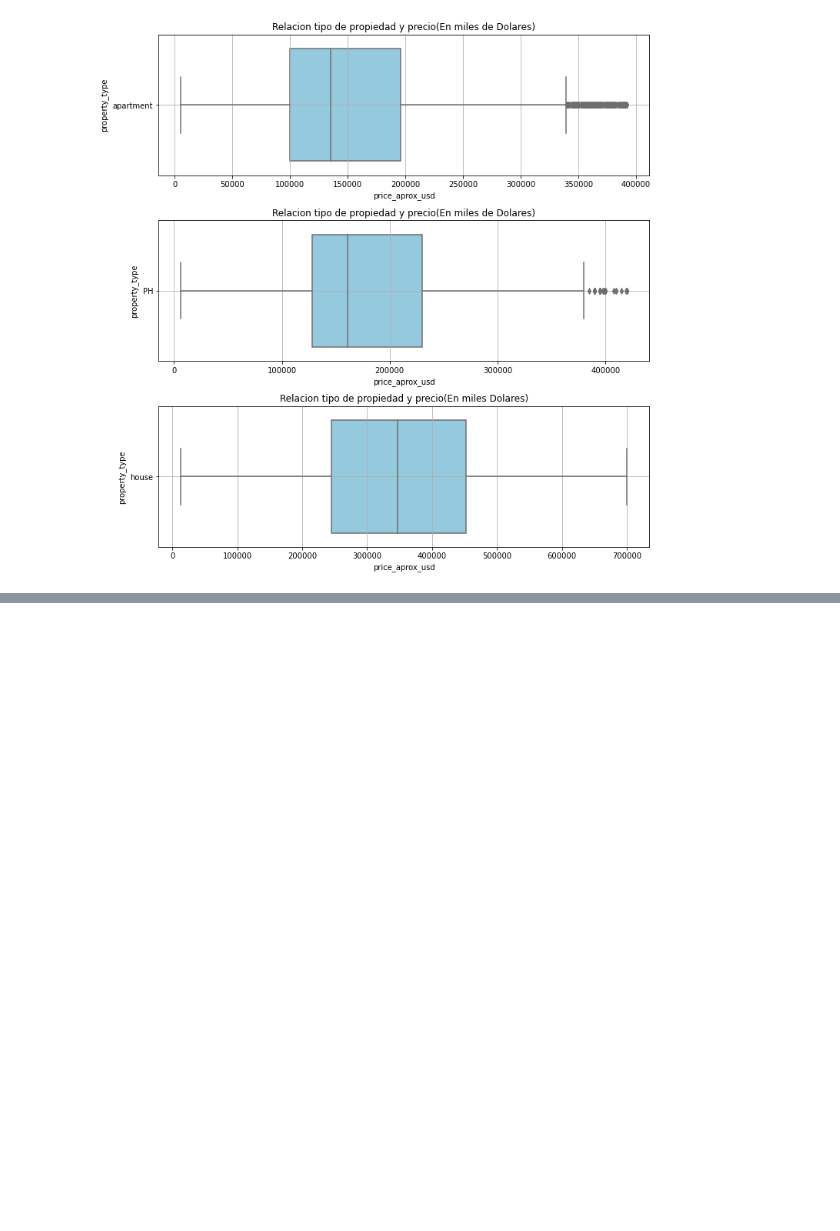
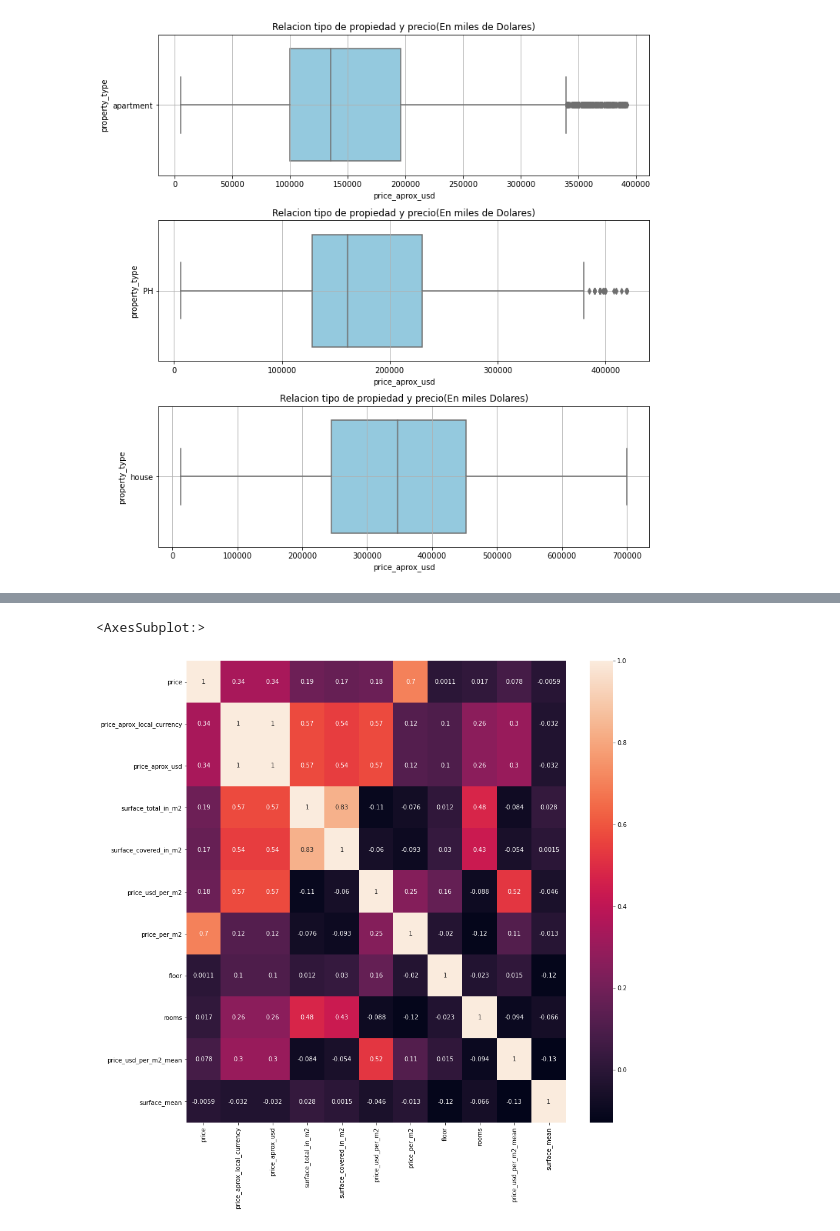
Before and after one commit to edgarevalo/DH-Workshop, a Jupyter notebook: Notebook limpio - comentado - no-modificar.ipynb, the cells around one changed output, grey strips where cells are left out. Drawn from its saved outputs; the diff is of its cells as text; code cells hidden in the pictures; blank space fills up the shorter version.

```diff
--- a/Notebook limpio - comentado - no-modificar.ipynb
+++ b/Notebook limpio - comentado - no-modificar.ipynb
@@ -392,0 +390,7 @@ plt.show()
+# %%
+#Realizamos un heatmap para observar el grado de correlacion entre las variables
+fig =plt.subplots(figsize=(14,14))
+sns.heatmap(propiedades_capital_surface_limpio.corr(), annot=True)
+# %% [output]
+<AxesSubplot:>
+[figure, added]
```
Also changed, not shown: parts of 25 cells of this notebook.
